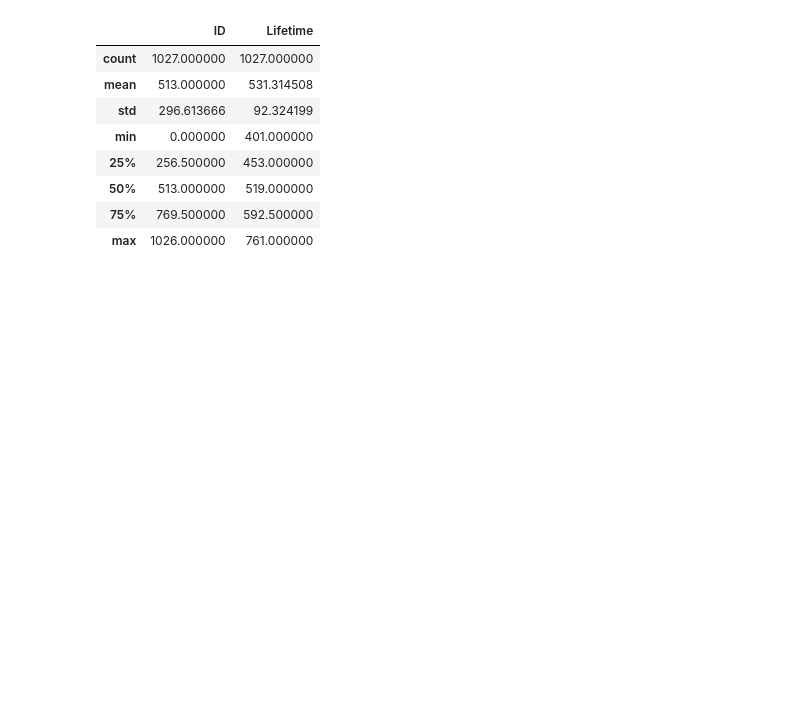
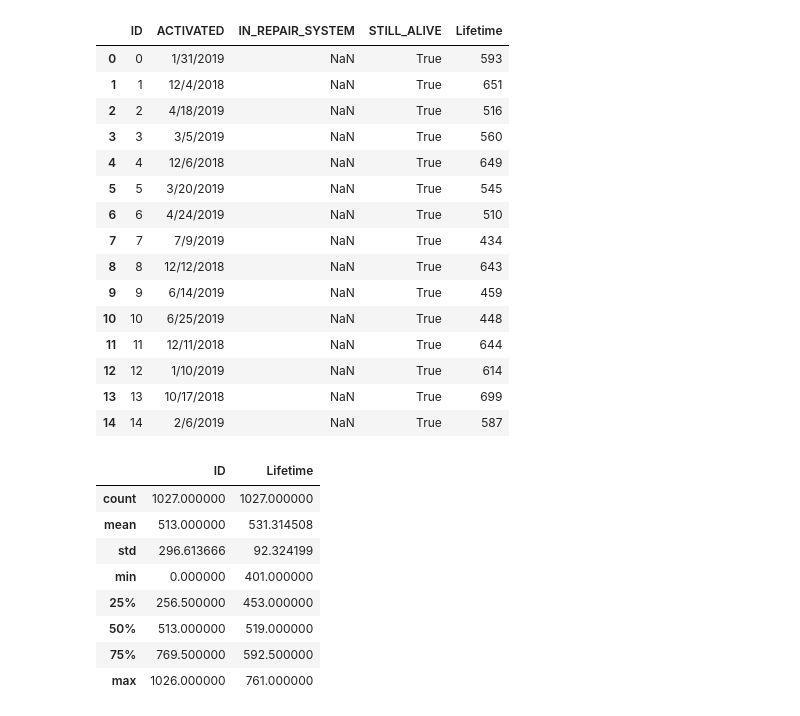
Before and after one commit to saudzahirr/Predicting-Battery-end-of-life-from-Solar-Off-grid-System-field-data-using-Machine-Learning., a Jupyter notebook: gaussian_process.ipynb, the cells around one changed output. Cells and saved outputs as stored; diff of their text form; code cells hidden in the pictures; blank space fills up the shorter version.

```diff
--- a/gaussian_process.ipynb
+++ b/gaussian_process.ipynb
@@ -8,6 +8,25 @@ from sklearn.gaussian_process import GaussianProcessRegressor
 from sklearn.gaussian_process.kernels import RBF, WhiteKernel
 # %%
 meta_data = pd.read_csv('Data/meta_data.csv')
+# %%
+meta_data.head(15)
+# %% [output]
+|  | ID | ACTIVATED | IN_REPAIR_SYSTEM | STILL_ALIVE | Lifetime |
+| 0 | 0 | 1/31/2019 | NaN | True | 593 |
+| 1 | 1 | 12/4/2018 | NaN | True | 651 |
+| 2 | 2 | 4/18/2019 | NaN | True | 516 |
+| 3 | 3 | 3/5/2019 | NaN | True | 560 |
+| 4 | 4 | 12/6/2018 | NaN | True | 649 |
+| 5 | 5 | 3/20/2019 | NaN | True | 545 |
+| 6 | 6 | 4/24/2019 | NaN | True | 510 |
+| 7 | 7 | 7/9/2019 | NaN | True | 434 |
+| 8 | 8 | 12/12/2018 | NaN | True | 643 |
+| 9 | 9 | 6/14/2019 | NaN | True | 459 |
+| 10 | 10 | 6/25/2019 | NaN | True | 448 |
+| 11 | 11 | 12/11/2018 | NaN | True | 644 |
+| 12 | 12 | 1/10/2019 | NaN | True | 614 |
+| 13 | 13 | 10/17/2018 | NaN | True | 699 |
+| 14 | 14 | 2/6/2019 | NaN | True | 587 |
 # %%
 meta_data.describe()
 # %% [output]
```
Also changed, not shown: parts of 8 cells of this notebook.
